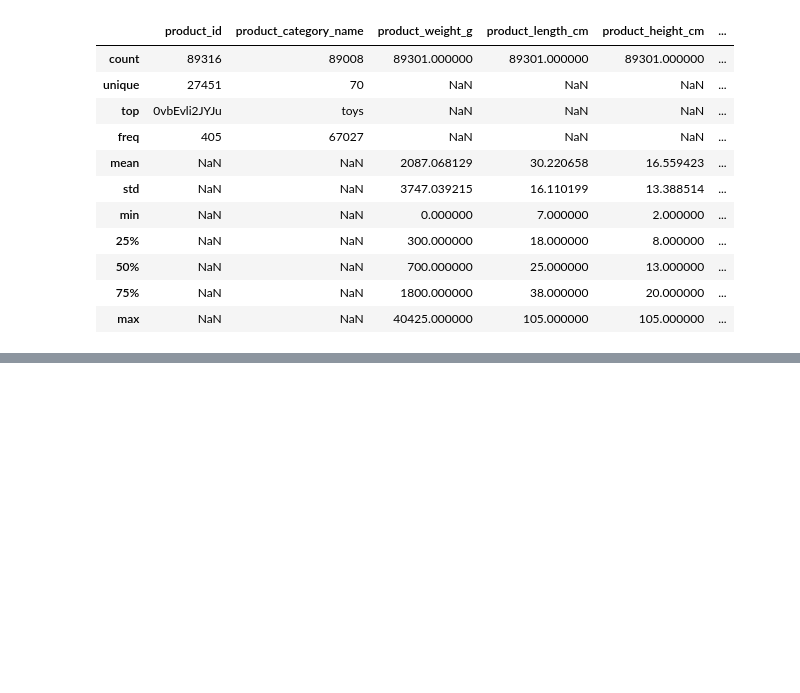
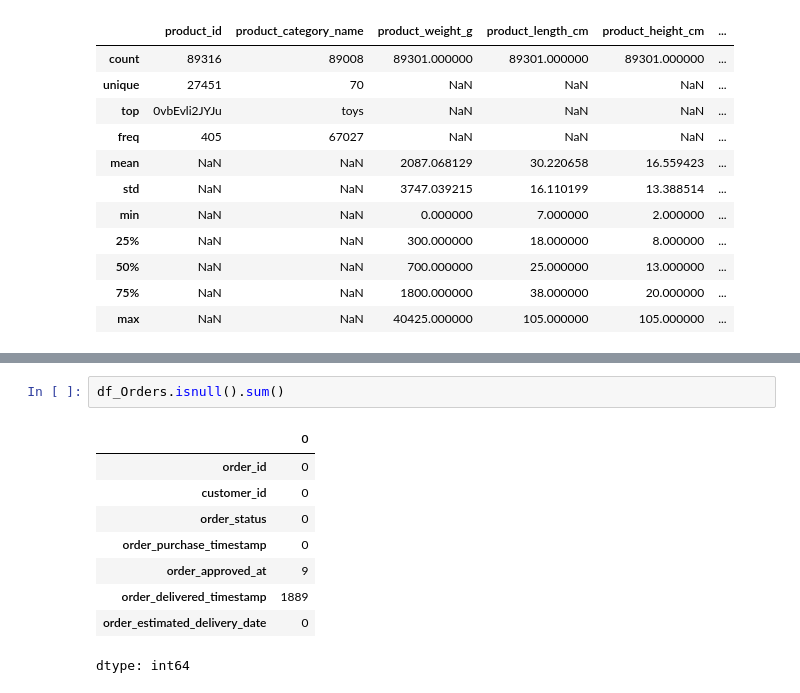
Before and after one commit to nasnah-hansan/Pandas, a Jupyter notebook: Pandas_practice_0.ipynb, the cells around one changed output, grey strips where cells are left out. Cells and saved outputs as stored; diff of their text form; blank space fills up the shorter version.

```diff
--- a/Pandas_practice_0.ipynb
+++ b/Pandas_practice_0.ipynb
@@ -122,0 +142,12 @@ df_Products.describe(include='all')
+# %%
+df_Orders.isnull().sum()
+# %% [output]
+|  | 0 |
+| order_id | 0 |
+| customer_id | 0 |
+| order_status | 0 |
+| order_purchase_timestamp | 0 |
+| order_approved_at | 9 |
+| order_delivered_timestamp | 1889 |
+| order_estimated_delivery_date | 0 |
+dtype: int64
```
Also changed, not shown: parts of 15 cells of this notebook.
